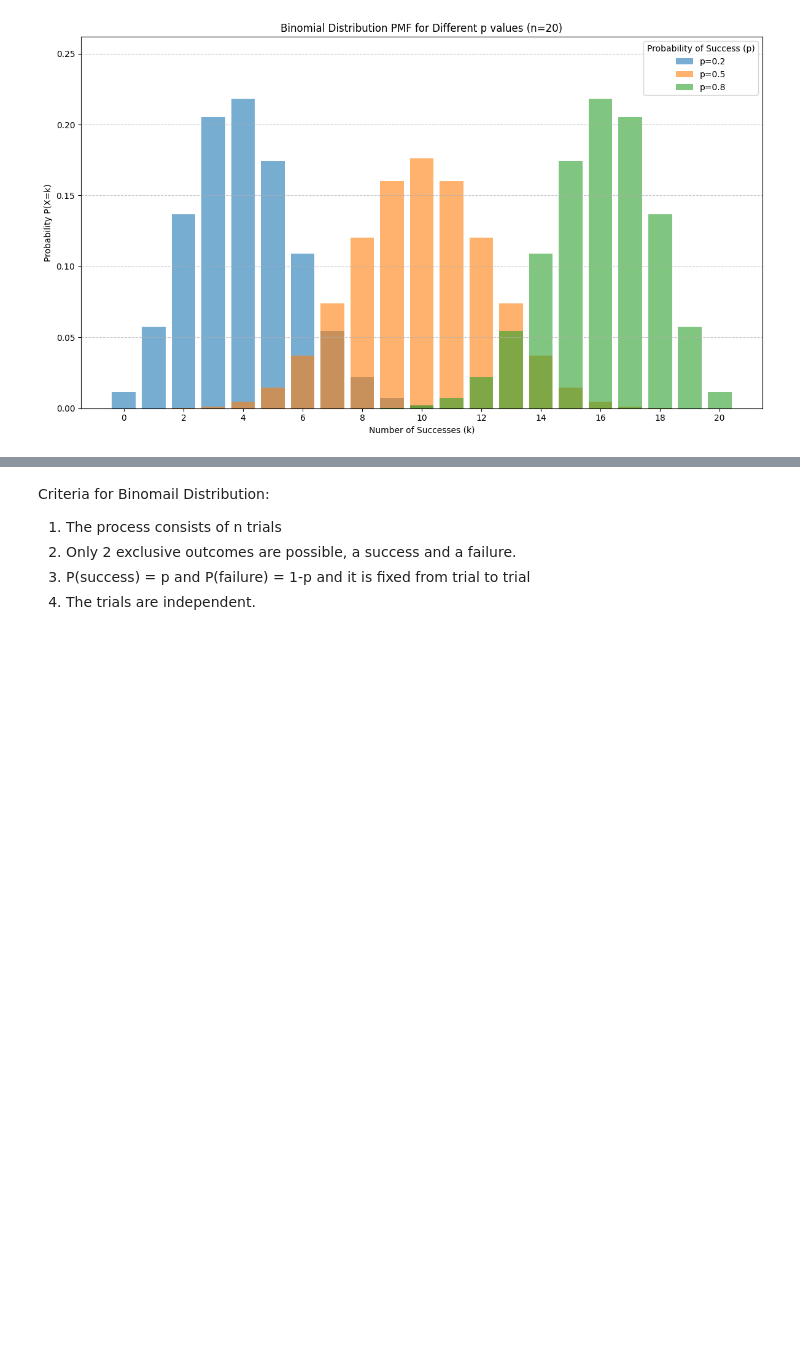
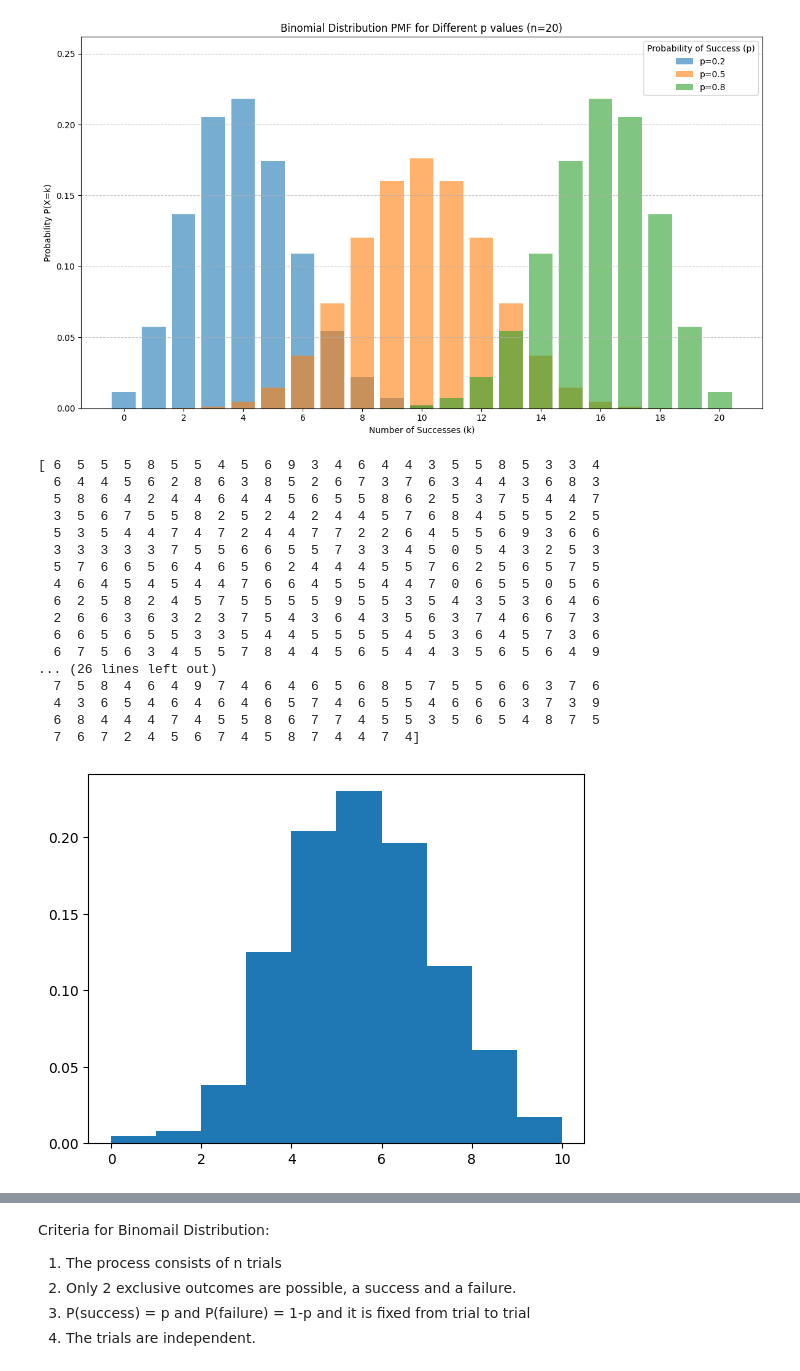
Before and after one commit to mapurva/CodeWorkspace, a Jupyter notebook: Central_Limit_Theorem.ipynb, the cells around one changed output, grey strips where cells are left out. Cells and saved outputs as stored; diff of their text form; code cells hidden in the pictures; blank space fills up the shorter version.

```diff
--- a/Central_Limit_Theorem.ipynb
+++ b/Central_Limit_Theorem.ipynb
@@ -229,3 +235,34 @@ plt.tight_layout()
 plt.show()
 # %% [output]
 [figure]
+# %%
+import numpy as np
+import matplotlib.pyplot as plt
+
+n = 10  # number of trials
+p = 0.5  # probability of success
+size = 1000  # number of samples to generate
+
+binomial_dist = np.random.binomial(n, p, size)
+print(binomial_dist)
+plt.hist(binomial_dist,density=True)
+plt.show()
+# %% [output]
+[ 6  5  5  5  8  5  5  4  5  6  9  3  4  6  4  4  3  5  5  8  5  3  3  4
+  6  4  4  5  6  2  8  6  3  8  5  2  6  7  3  7  6  3  4  4  3  6  8  3
+  5  8  6  4  2  4  4  6  4  4  5  6  5  5  8  6  2  5  3  7  5  4  4  7
+  3  5  6  7  5  5  8  2  5  2  4  2  4  4  5  7  6  8  4  5  5  5  2  5
+  5  3  5  4  4  7  4  7  2  4  4  7  7  2  2  6  4  5  5  6  9  3  6  6
+  3  3  3  3  3  7  5  5  6  6  5  5  7  3  3  4  5  0  5  4  3  2  5  3
+  5  7  6  6  5  6  4  6  5  6  2  4  4  4  5  5  7  6  2  5  6  5  7  5
+  4  6  4  5  4  5  4  4  7  6  6  4  5  5  4  4  7  0  6  5  5  0  5  6
+  6  2  5  8  2  4  5  7  5  5  5  5  9  5  5  3  5  4  3  5  3  6  4  6
+  2  6  6  3  6  3  2  3  7  5  4  3  6  4  3  5  6  3  7  4  6  6  7  3
+  6  6  5  6  5  5  3  3  5  4  4  5  5  5  5  4  5  3  6  4  5  7  3  6
+  6  7  5  6  3  4  5  5  7  8  4  4  5  6  5  4  4  3  5  6  5  6  4  9
+... (26 lines left out)
+  7  5  8  4  6  4  9  7  4  6  4  6  5  6  8  5  7  5  5  6  6  3  7  6
+  4  3  6  5  4  6  4  6  4  6  5  7  4  6  5  5  4  6  6  6  3  7  3  9
+  6  8  4  4  4  7  4  5  5  8  6  7  7  4  5  5  3  5  6  5  4  8  7  5
+  7  6  7  2  4  5  6  7  4  5  8  7  4  4  7  4]
+[figure, added]
```
Also changed, not shown: parts of 10 cells of this notebook.
